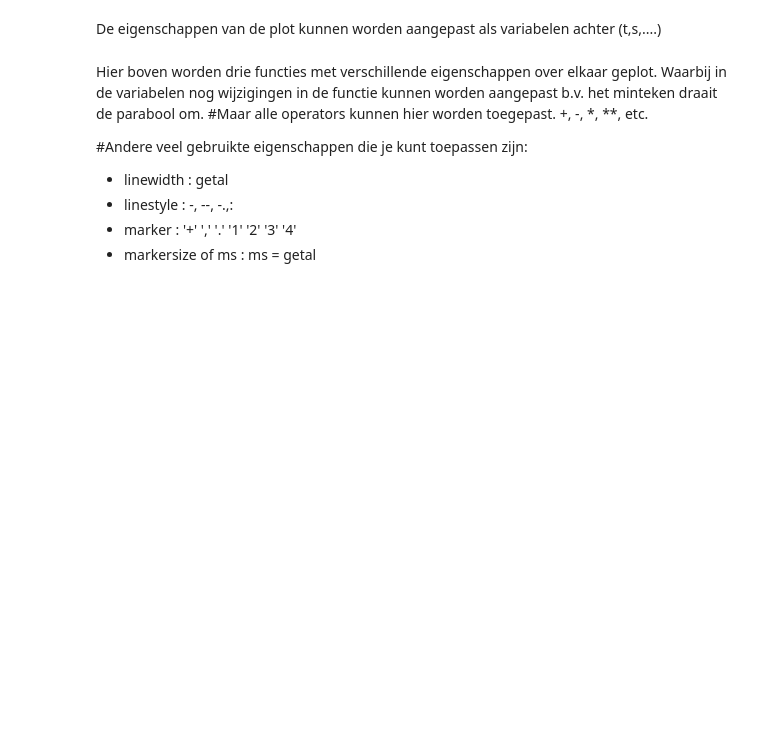
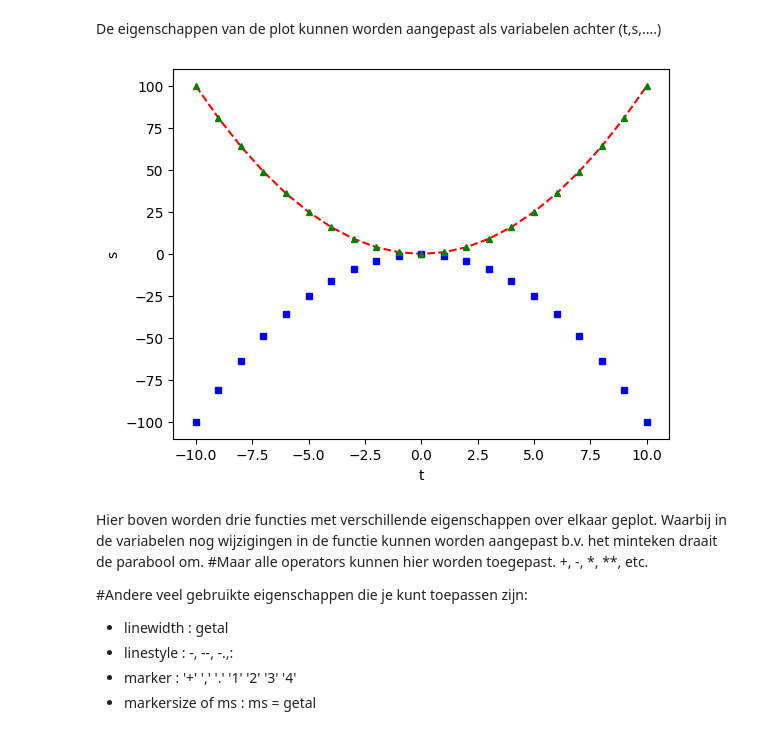
Before and after one commit to ksiderius/NHLStenden_CT_J1, a Jupyter notebook: Python voor Civiel Basis - 1_25-26.ipynb, the cells around one changed output. Drawn from its saved outputs; the diff is of its cells as text; code cells hidden in the pictures; blank space fills up the shorter version.

```diff
--- a/Python voor Civiel Basis - 1_25-26.ipynb
+++ b/Python voor Civiel Basis - 1_25-26.ipynb
@@ -171,8 +200,12 @@ plt.show(grafiek)
 # %% [markdown]
 De eigenschappen van de plot kunnen worden aangepast als variabelen achter (t,s,....)
 # %%
-plt.plot(t, s, 'r--', -t, -s, 'bs', t, s, 'g^', ms = 5)
+plt.plot(t, s, 'r--', -t, -s, 'bs', t, s, 'g^', ms=5)
+plt.xlabel("t")
+plt.ylabel("s")
 plt.show()
+# %% [output]
+[figure, added]
 # %% [markdown]
 Hier boven worden drie functies met verschillende eigenschappen over elkaar geplot. Waarbij in de variabelen nog wijzigingen in de functie kunnen worden aangepast  b.v. het minteken draait de parabool om.
 #Maar alle operators kunnen hier worden toegepast. +, -, *, **, etc.
```
Also changed, not shown: parts of 20 cells of this notebook.
